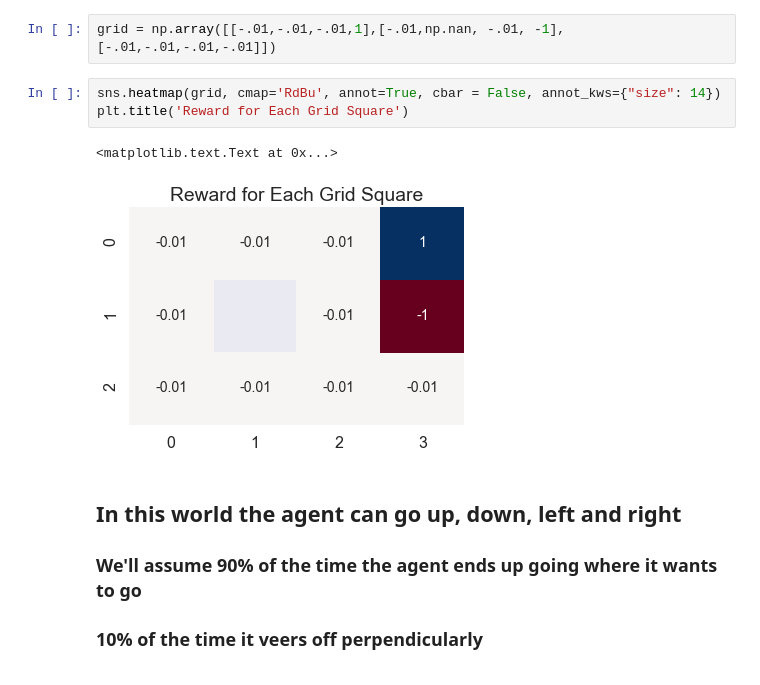
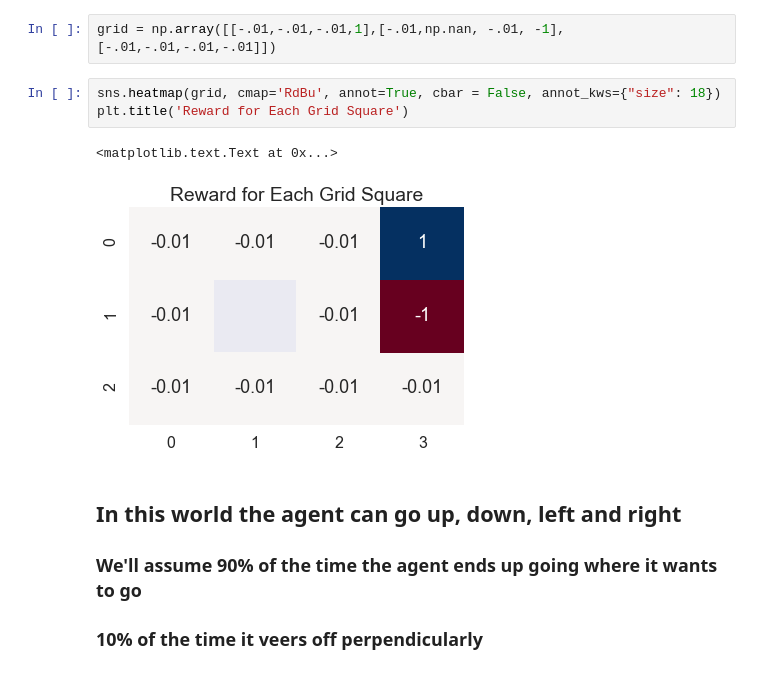
Before and after one commit to jzf2101/intro_rl, a Jupyter notebook: MDP Example.ipynb, the cells around one changed output. Saved outputs shown, nothing was run; the diff lists cells and outputs as text.

```diff
--- a/MDP Example.ipynb
+++ b/MDP Example.ipynb
@@ -37,11 +36,11 @@ sns.set_palette('colorblind')
 # %%
 grid = np.array([[-.01,-.01,-.01,1],[-.01,np.nan, -.01, -1],[-.01,-.01,-.01,-.01]])
 # %%
-sns.heatmap(grid, cmap='RdBu', annot=True, cbar = False, annot_kws={"size": 14})
+sns.heatmap(grid, cmap='RdBu', annot=True, cbar = False, annot_kws={"size": 18})
 plt.title('Reward for Each Grid Square')
 # %% [output]
 <matplotlib.text.Text at 0x...>
-[figure, old version]
+[figure, new version]
 # %% [markdown]
 ## In this world the agent can go up, down, left and right
 
```
Also changed, not shown: parts of 47 cells of this notebook, 1 other file.
